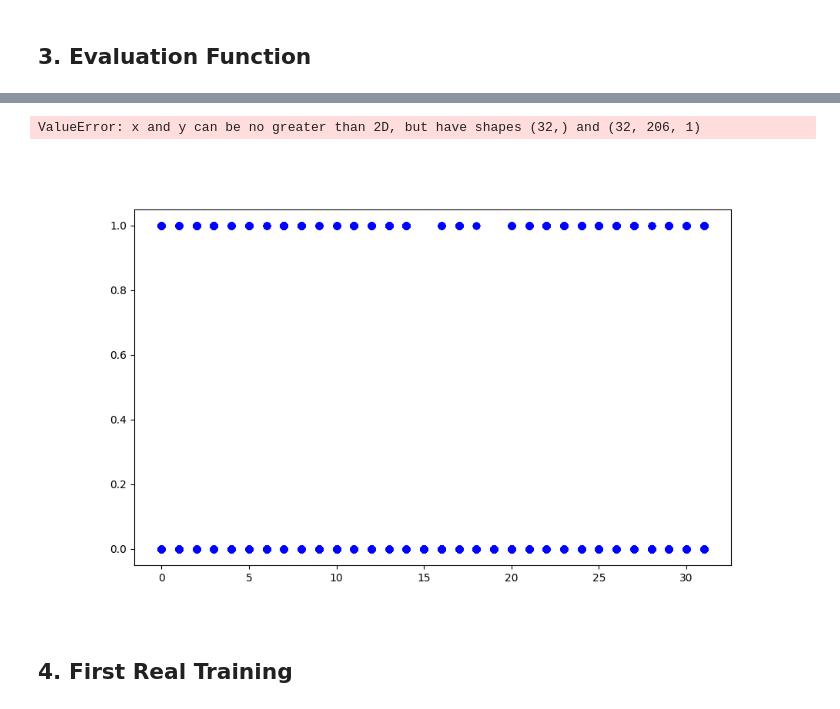
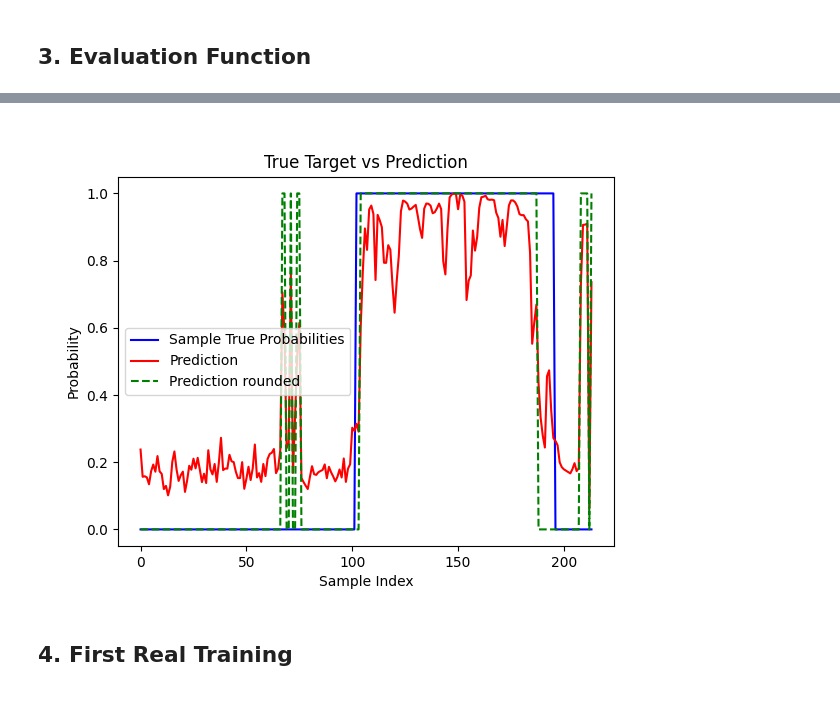
Before and after one commit to kasperikaivola/python-audio-processing, a Jupyter notebook: prerequisites/07_deep_learning/deep_learning.ipynb, the cells around one changed output, grey strips where cells are left out. Cells and saved outputs as stored; diff of their text form; code cells hidden in the pictures.

```diff
--- a/prerequisites/07_deep_learning/deep_learning.ipynb
+++ b/prerequisites/07_deep_learning/deep_learning.ipynb
@@ -211,6 +331,7 @@ def build_feedforward_model(num_neurons=128, num_blocks=2, dropout_rate=0.15, le
 
     model = Sequential()
     model.add(Input(shape=(None,62)))
+    model.add(BatchNormalization())
 
     for _ in range(num_blocks):
         model.add(Dense(num_neurons))
@@ -241,30 +362,32 @@ history_ff = model_ff.fit(train_data, validation_data=val_data, epochs=1)
 # %%
 def evaluate(model, test_data):
     # Evaluate the model on test data
-    loss, accuracy = model.evaluate(test_data)
-    print(f"Test Loss: {loss}")
-    print(f"Test Accuracy: {accuracy}")
+    loss_test, accuracy_test = model.evaluate(test_data)
+    print(f"Test Loss: {loss_test}")
+    print(f"Test Accuracy: {accuracy_test}")
 
     # Print the number of model parameters
     num_params = model.count_params()
     print(f"Number of model parameters: {num_params}")
 
     # Select a sample from the test data
-    sample_idx = 0  # You can choose any index, here we take the first one
-    sample_features, sample_probabilities = test_data[0]
-
-    # Predict using the model
-    sample_prediction = model.predict(sample_features)
+    x_test_0, y_test_0 = test_data[1]
+    post_test = model.predict(x_test_0)
+    post_test_2 = post_test.reshape(post_test.shape[0],post_test.shape[1])
+    print("y_test_0 shape: ", y_test_0.shape)
+    print("post_test shape: ", post_test_2.shape)
 
     # Plot the true targets and predictions
-    plt.figure(figsize=(10, 6))
-    plt.plot(sample_probabilities, 'bo', label='Sample True Probabilities')
-    plt.plot(sample_prediction, 'ro', label='Prediction')
+    samplenum = np.random.randint(y_test_0.shape[0])
+    plt.figure()
+    plt.plot(y_test_0[samplenum], 'b', label='Sample True Probabilities', alpha=1)
+    plt.plot(post_test_2[samplenum], 'r', label='Prediction', alpha=1)
+    plt.plot(np.round(post_test_2[samplenum]), 'g--', label='Prediction rounded', alpha=1)
     plt.title('True Target vs Prediction')
     plt.xlabel('Sample Index')
     plt.ylabel('Probability')
     plt.legend()
     plt.show()
 # %%
-evaluate(model_ff, train_data)
+evaluate(model_ff, test_data)
 # %% [output]
@@ -276,5 +400,4 @@ Number of model parameters: 25729
-ValueError: x and y can be no greater than 2D, but have shapes (32,) and (32, 206, 1)
-[figure, old version]
+[figure, new version]
 # %% [markdown]
 ## 4. First Real Training
 # %%
```
Also changed, not shown: parts of 14 cells of this notebook.
